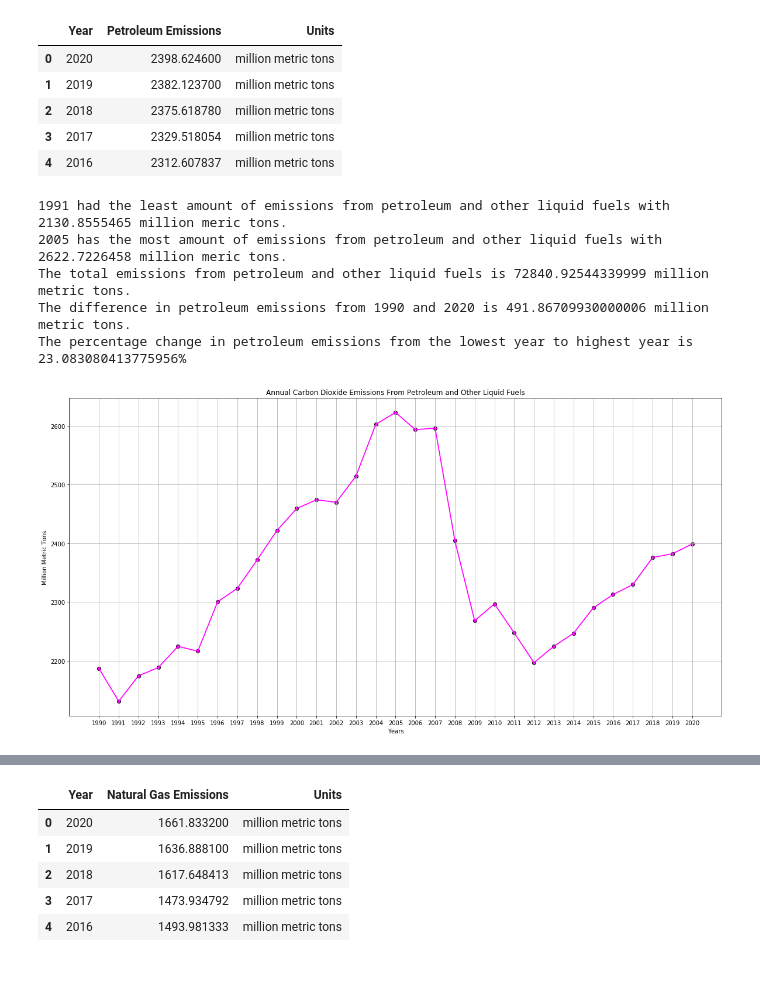
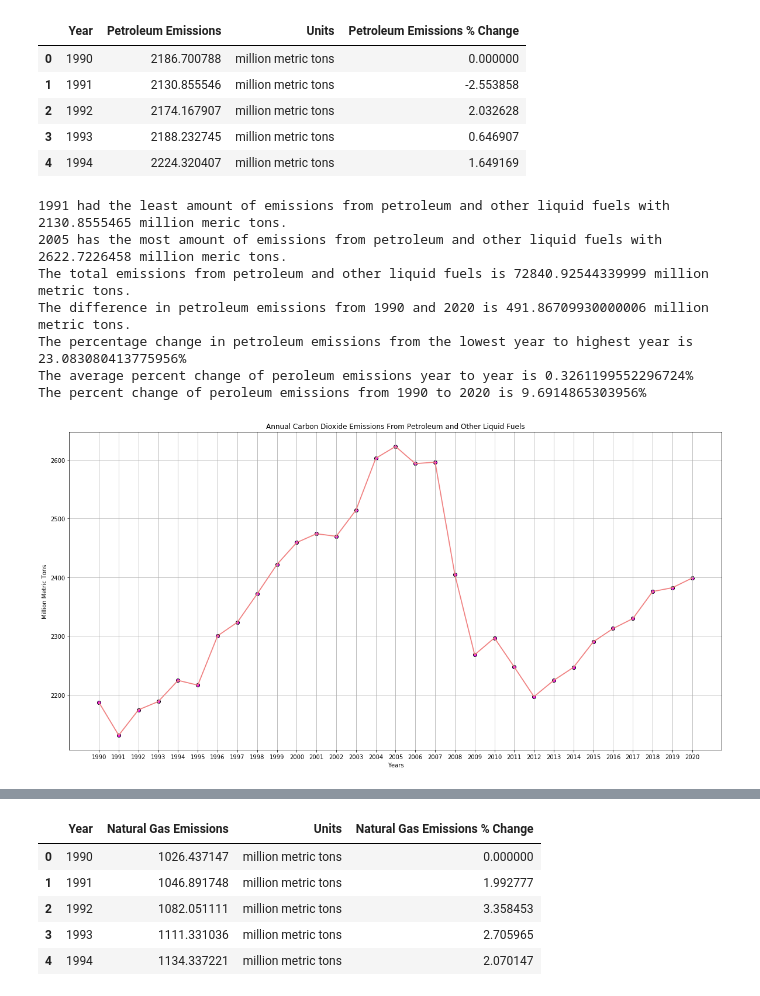
Before and after one commit to us-energy-analysis/Energy-analysis, a Jupyter notebook: emissions_analysis.ipynb, the cells around one changed output, grey strips where cells are left out. Saved outputs shown, nothing was run; the diff lists cells and outputs as text; code cells hidden in the pictures.

```diff
--- a/emissions_analysis.ipynb
+++ b/emissions_analysis.ipynb
@@ -44,26 +42,29 @@ for x in pt_emissions['series'][0]['data']:
     year.append(x[0])
     value.append(x[1])
 
+year = year[::-1]
+value = value[::-1]
+
 # Loop through to calculate the annual percent change
-#i = 0
-#percent_change_petroleum_emissions = []
-#for z in pt_emissions:
-#    if(i == 0):
-#        percent_change_petroleum_emissions.append(0)
-#    else:
-#        percent_change_petroleum_emissions.append( (z - pt_emissions[i-1])/ pt_emissions[i-1] * 100)
-#    i += 1
+i = 0
+percent_change_petroleum_emissions = []
+for z in value:
+    if(i == 0):
+        percent_change_petroleum_emissions.append(0)
+    else:
+        percent_change_petroleum_emissions.append( (z - value[i-1])/ value[i-1] * 100)
+    i += 1
 
 # make a dataframe
-pt_emissions_df = pd.DataFrame({"Year": year, "Petroleum Emissions": value, "Units": units})
+pt_emissions_df = pd.DataFrame({"Year": year, "Petroleum Emissions": value, "Units": units, "Petroleum Emissions % Change": percent_change_petroleum_emissions})
 pt_emissions_df.head()
 # %% [output]
-|  | Year | Petroleum Emissions | Units |
-| 0 | 2020 | 2398.624600 | million metric tons |
-| 1 | 2019 | 2382.123700 | million metric tons |
-| 2 | 2018 | 2375.618780 | million metric tons |
-| 3 | 2017 | 2329.518054 | million metric tons |
-| 4 | 2016 | 2312.607837 | million metric tons |
+|  | Year | Petroleum Emissions | Units | Petroleum Emissions % Change |
+| 0 | 1990 | 2186.700788 | million metric tons | 0.000000 |
+| 1 | 1991 | 2130.855546 | million metric tons | -2.553858 |
+| 2 | 1992 | 2174.167907 | million metric tons | 2.032628 |
+| 3 | 1993 | 2188.232745 | million metric tons | 0.646907 |
+| 4 | 1994 | 2224.320407 | million metric tons | 1.649169 |
 # %%
 # Find minimum and maximum emissions for petroleum and other liquid fuels
 min_emissions_value = pt_emissions_df["Petroleum Emissions"].min()
@@ -80,36 +81,48 @@ emissions_change = (max_emissions_value - min_emissions_value)
 #find the percentage change from lowest year to highest year
 emissions_percent_change = (emissions_change / min_emissions_value) *100
 
+# find the average percent change over time
+pt_average_percent_change = pt_emissions_df["Petroleum Emissions % Change"].mean()
+
+# calculate the total percent change
+
+total_emissions_percent_change = (pt_emissions_df['Petroleum Emissions'].iloc[-1] - pt_emissions_df['Petroleum Emissions'].iloc[0]) / pt_emissions_df['Petroleum Emissions'].iloc[0]
+
+total_emissions_percent_change = total_emissions_percent_change * 100
+
 print(f"{int(min_emissions_year)} had the least amount of emissions from petroleum and other liquid fuels with {min_emissions_value} million meric tons.")
 print(f"{int(max_emissions_year)} has the most amount of emissions from petroleum and other liquid fuels with {max_emissions_value} million meric tons.")
 print(f"The total emissions from petroleum and other liquid fuels is {total_emissions} million metric tons.")
 print(f"The difference in petroleum emissions from 1990 and 2020 is {emissions_change} million metric tons.")
 print(f"The percentage change in petroleum emissions from the lowest year to highest year is {emissions_percent_change}%")
+print(f"The average percent change of peroleum emissions year to year is {pt_average_percent_change}%")
+print(f"The percent change of peroleum emissions from 1990 to 2020 is {total_emissions_percent_change}%")
 # %% [output]
 1991 had the least amount of emissions from petroleum and other liquid fuels with 2130.8555465 million meric tons.
 2005 has the most amount of emissions from petroleum and other liquid fuels with 2622.7226458 million meric tons.
 The total emissions from petroleum and other liquid fuels is 72840.92544339999 million metric tons.
 The difference in petroleum emissions from 1990 and 2020 is 491.86709930000006 million metric tons.
 The percentage change in petroleum emissions from the lowest year to highest year is 23.083080413775956%
+The average percent change of peroleum emissions year to year is 0.3261199552296724%
+The percent change of peroleum emissions from 1990 to 2020 is 9.6914865303956%
 # %%
 # Set the size of the figure to fit 30 years of data
 plt.figure(figsize=(20,10))
 # Create a visual for the data
 plt.scatter(year, pt_emissions_df['Petroleum Emissions'], color="magenta", edgecolors="black")
-plt.plot(year, pt_emissions_df['Petroleum Emissions'], color="magenta", linewidth=1.75)
+plt.plot(year, pt_emissions_df['Petroleum Emissions'], color="lightcoral", linewidth=1.75)
 plt.title("Annual Carbon Dioxide Emissions From Petroleum and Other Liquid Fuels")
 plt.ylabel("Million Metric Tons")
 plt.xlabel("Years")
 plt.grid(True)
-plt.gca().invert_xaxis()
 
 # Save Figure
 plt.savefig("output/petroleum_emissions.png")
 
 # display the figure
 plt.show()
 # %% [output]
-[figure, old version]
+[figure, new version]
 # %%
 # url for annual carbon dioxide emissions from natural gas
 ng_url = "http://api.eia.gov/series/?api_key=" + api_key + "&series_id=STEO.NGTCCO2.A"
@@ -143,17 +156,30 @@ for x in ng_emissions['series'][0]['data']:
     ng_year.append(x[0])
     ng_value.append(x[1])
 
+ng_year = ng_year[::-1]
+ng_value = ng_value[::-1]
+
+# Loop through to calculate the annual percent change
+i = 0
+percent_change_natural_gas_emissions = []
+for z in ng_value:
+    if(i == 0):
+        percent_change_natural_gas_emissions.append(0)
+    else:
+        percent_change_natural_gas_emissions.append( (z - ng_value[i-1])/ ng_value[i-1] * 100)
+    i += 1
+
 # make a dataframe
-ng_emissions_df = pd.DataFrame({"Year": ng_year, "Natural Gas Emissions": ng_value, "Units": units})
+ng_emissions_df = pd.DataFrame({"Year": ng_year, "Natural Gas Emissions": ng_value, "Units": units, "Natural Gas Emissions % Change": percent_change_natural_gas_emissions})
 
 ng_emissions_df.head()
 # %% [output]
-|  | Year | Natural Gas Emissions | Units |
-| 0 | 2020 | 1661.833200 | million metric tons |
-| 1 | 2019 | 1636.888100 | million metric tons |
-| 2 | 2018 | 1617.648413 | million metric tons |
-| 3 | 2017 | 1473.934792 | million metric tons |
-| 4 | 2016 | 1493.981333 | million metric tons |
+|  | Year | Natural Gas Emissions | Units | Natural Gas Emissions % Change |
+| 0 | 1990 | 1026.437147 | million metric tons | 0.000000 |
+| 1 | 1991 | 1046.891748 | million metric tons | 1.992777 |
+| 2 | 1992 | 1082.051111 | million metric tons | 3.358453 |
+| 3 | 1993 | 1111.331036 | million metric tons | 2.705965 |
+| 4 | 1994 | 1134.337221 | million metric tons | 2.070147 |
 # %%
 # Find minimum and maximum natural gas emissions
 ng_min_emissions_value = ng_emissions_df["Natural Gas Emissions"].min()
```
Also changed, not shown: parts of 24 cells of this notebook.
